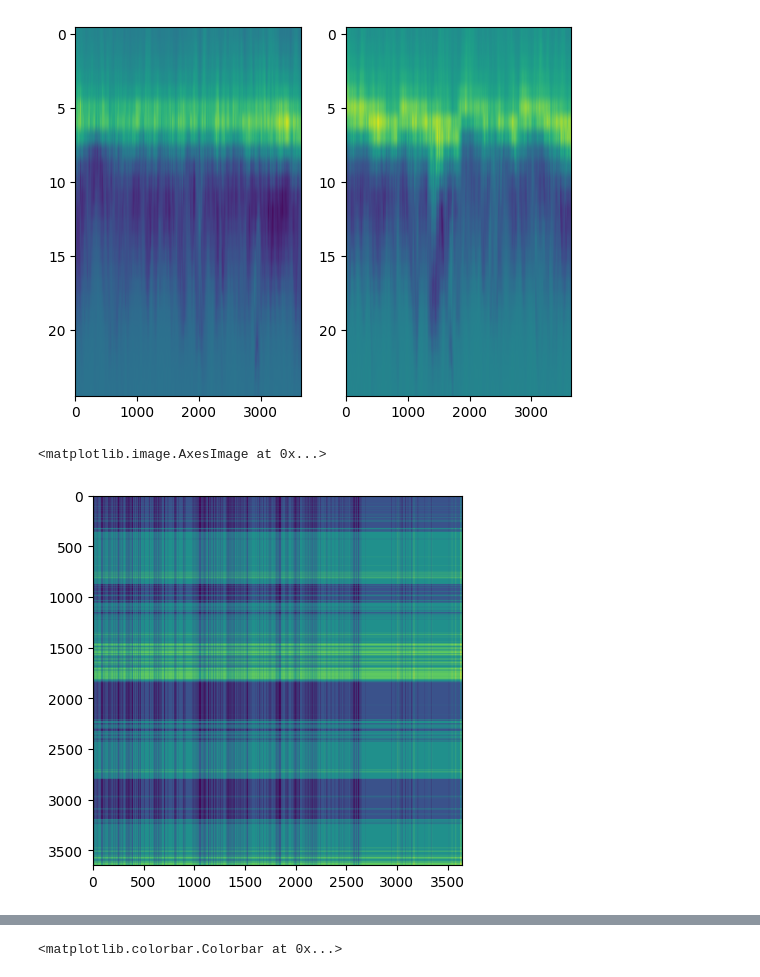
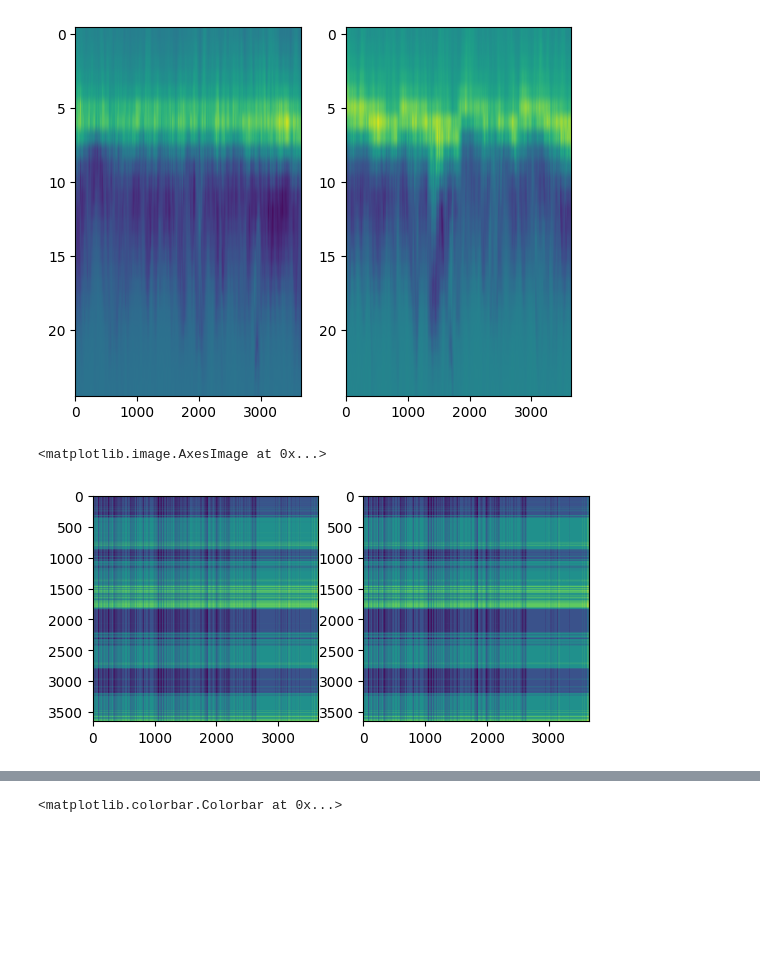
Before and after one commit to siljabl/MDCK-QPI, a Jupyter notebook: code/analysis/notebooks/sketching.ipynb, the cells around one changed output, grey strips where cells are left out. Cells and saved outputs as stored; diff of their text form; code cells hidden in the pictures; blank space fills up the shorter version.

Commit message:
added median filter to z0

```diff
--- a/code/analysis/notebooks/sketching.ipynb
+++ b/code/analysis/notebooks/sketching.ipynb
@@ -80,17 +80,23 @@ plt.imshow(dri_ydz[40:65], aspect="auto")
 # %%
 z0_x = np.argmax(dri_xdz, axis=0)
 z0_y = np.argmax(dri_ydz, axis=0)
 
 z0 = np.zeros_like(stack[0])
 x = np.arange(3648)
 z0_X, z0_Y = np.meshgrid(z0_x, z0_y)
 
 z0 = (z0_X + z0_Y) / 2
 
+from skimage.filters import median
+
+plt.subplot(121)
 plt.imshow(z0)
+
+plt.subplot(122)
+plt.imshow(median(z0, morph.disk(2)))
 # %% [output]
 <matplotlib.image.AxesImage at 0x...>
-[figure, old version]
+[figure, new version]
 # %%
 mask = np.ones_like(stack)
 
```
Also changed, not shown: parts of 1 cell of this notebook, 1 other file.
